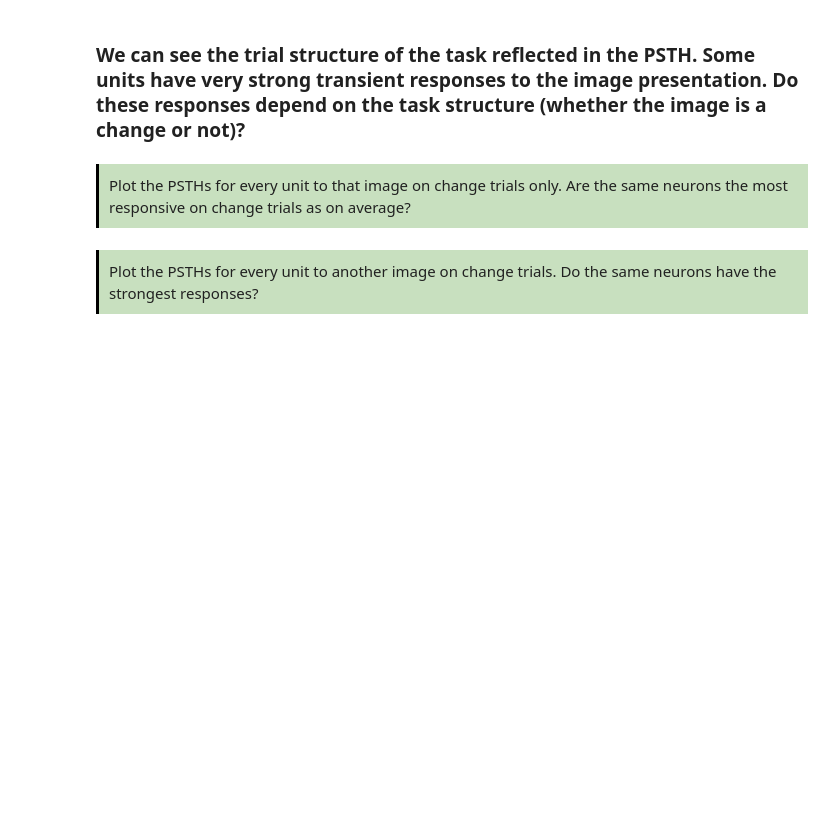
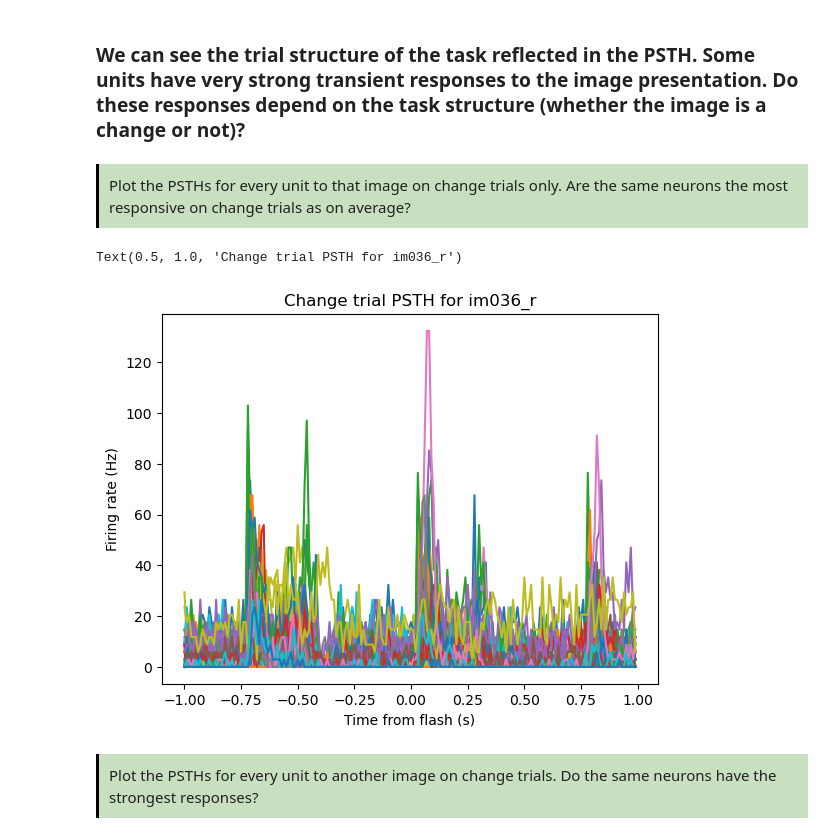
Before and after one commit to matchings/SWDB_2024_Physiology, a Jupyter notebook: code/solutions/Day2_Workshop2_ChangeCoding_Solutions.ipynb, the cells around one changed output. Drawn from its saved outputs; the diff is of its cells as text; code cells hidden in the pictures; blank space fills up the shorter version.

```diff
--- a/code/solutions/Day2_Workshop2_ChangeCoding_Solutions.ipynb
+++ b/code/solutions/Day2_Workshop2_ChangeCoding_Solutions.ipynb
@@ -390,21 +454,24 @@ Plot the PSTHs for every unit to that image on change trials only. Are the same
 # %%
 change_start_times = start_times[presentations['is_change'].values.astype('bool')]
 
 psths = []
 fig, ax = plt.subplots(1, 1)
 
 for iu, unit in area_units.iterrows():
     unit_spike_times = spike_times[iu]
     unit_response, bins = makePSTH(unit_spike_times,
                                       change_start_times - time_before_im,
                                       duration, binSize=0.01)
 
     psths.append(unit_response)
     ax.plot(bins[:-1]-time_before_im, unit_response)
 
 ax.set_xlabel('Time from flash (s)')
 ax.set_ylabel('Firing rate (Hz)')
-ax.set_title('PSTH for {}'.format(stimulus))
+ax.set_title('Change trial PSTH for {}'.format(stimulus))
+# %% [output]
+Text(0.5, 1.0, 'Change trial PSTH for im036_r')
+[figure, added]
 # %% [markdown]
 <div style="border-left: 3px solid #000; padding: 10px; padding-left: 10px; padding-bottom: 10px; background: #c8e0bf; ">
 Plot the PSTHs for every unit to another image on change trials. Do the same neurons have the strongest responses?
```
Also changed, not shown: parts of 51 cells of this notebook, 1 other file.
